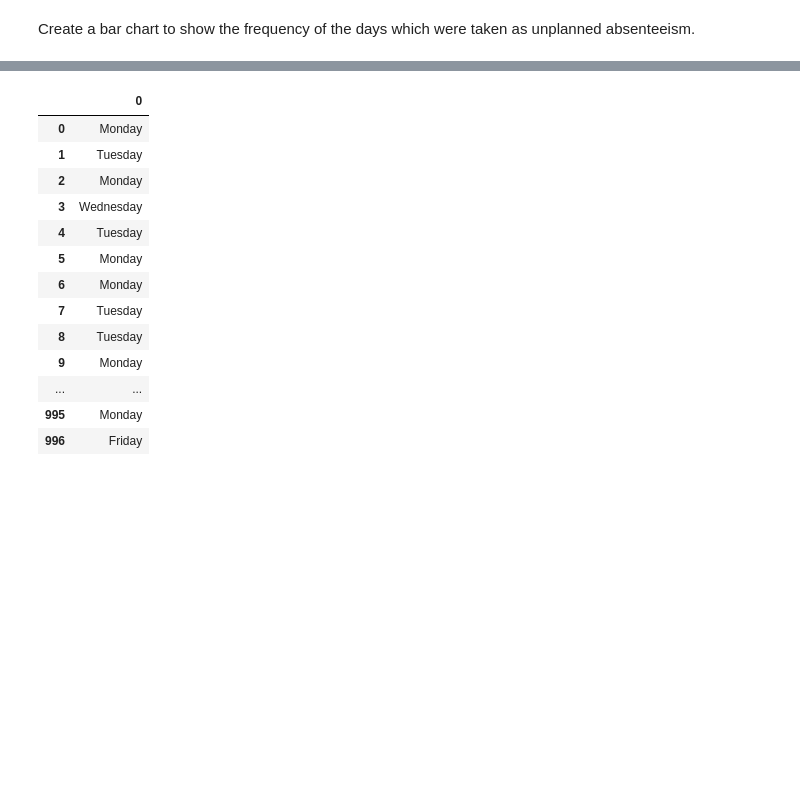
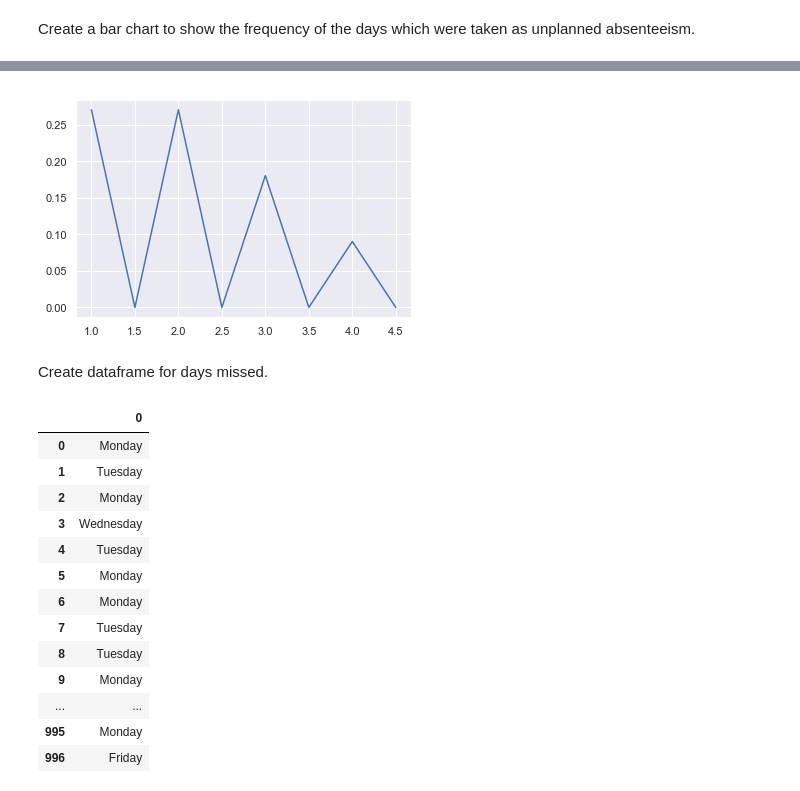
Before and after one commit to daithimarkham/Programming-for-Data-Analysis-Project-2019, a Jupyter notebook: Programming for Data Analysis Project 2019.ipynb, the cells around one changed output, grey strips where cells are left out. Saved outputs shown, nothing was run; the diff lists cells and outputs as text; code cells hidden in the pictures; blank space fills up the shorter version.

```diff
--- a/Programming for Data Analysis Project 2019.ipynb
+++ b/Programming for Data Analysis Project 2019.ipynb
@@ -600 +617,13 @@ plt.show()
+# %%
+from scipy.stats import poisson
+
+x = np.arange(1.0, 5.0 , 0.5) # Values from 1-5(Mon-Friday), increments of 0.5.
+
+plt.plot(x, poisson.pmf(x, 2)) # Mean is two days over a given period of time.
+
+plt.show()
+# %% [output]
+[figure, added]
+# %% [markdown]
+Create dataframe for days missed.
 # %%
```
Also changed, not shown: parts of 37 cells of this notebook.
